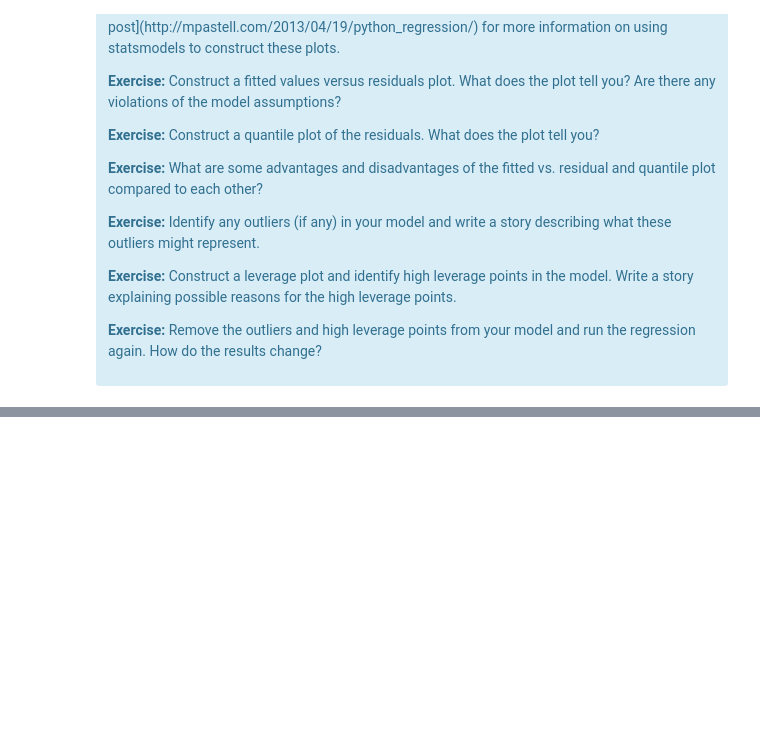
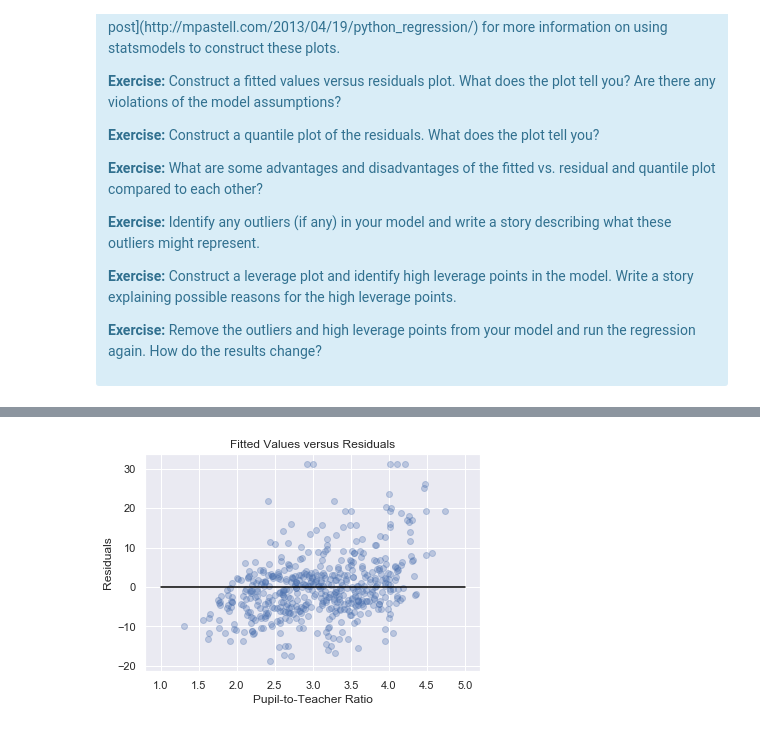
Before and after one commit to tloeber/Springboard, a Jupyter notebook: mini-project_regression/Mini_Project_Linear_Regression.ipynb, the cells around one changed output, grey strips where cells are left out. Cells and saved outputs as stored; diff of their text form; code cells hidden in the pictures; blank space fills up the shorter version.

```diff
--- a/mini-project_regression/Mini_Project_Linear_Regression.ipynb
+++ b/mini-project_regression/Mini_Project_Linear_Regression.ipynb
@@ -768,0 +878,12 @@ There are some other issues that are important investigate with linear regressio
+# %%
+# Your turn.
+# Fitted values versus residuals plot
+sns.regplot(m4.fittedvalues, m1.resid, fit_reg=False,
+             scatter_kws={'alpha':0.3}, x_jitter=1)
+
+plt.xlabel('Pupil-to-Teacher Ratio')
+plt.ylabel('Residuals')
+plt.title('Fitted Values versus Residuals')
+plt.plot([1, 5],[0, 0], 'black');
+# %% [output]
+[figure, added]
```
Also changed, not shown: parts of 61 cells of this notebook.
